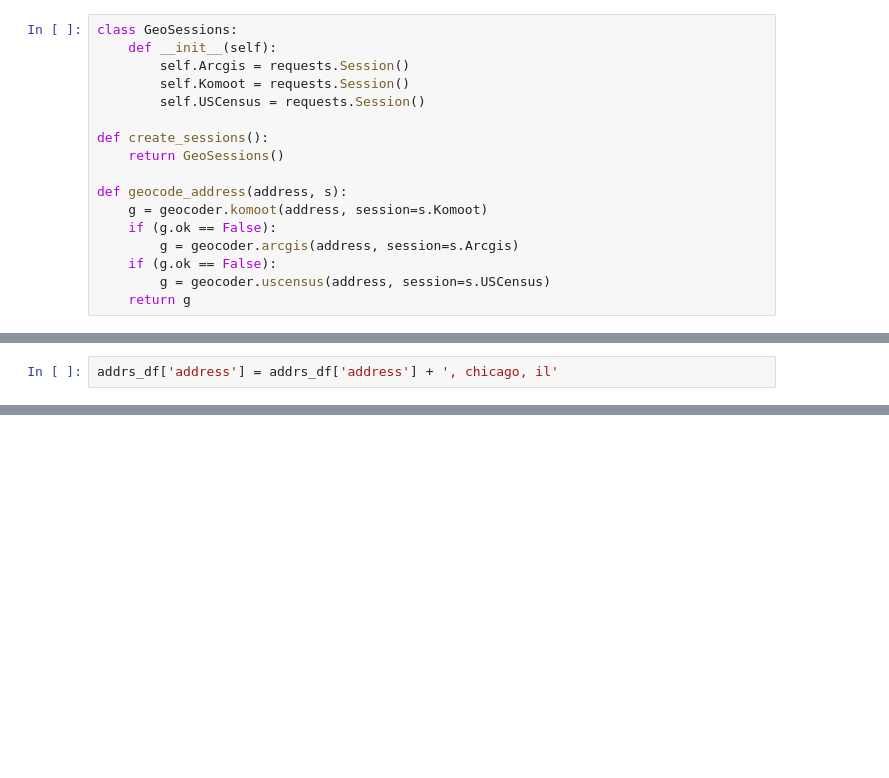
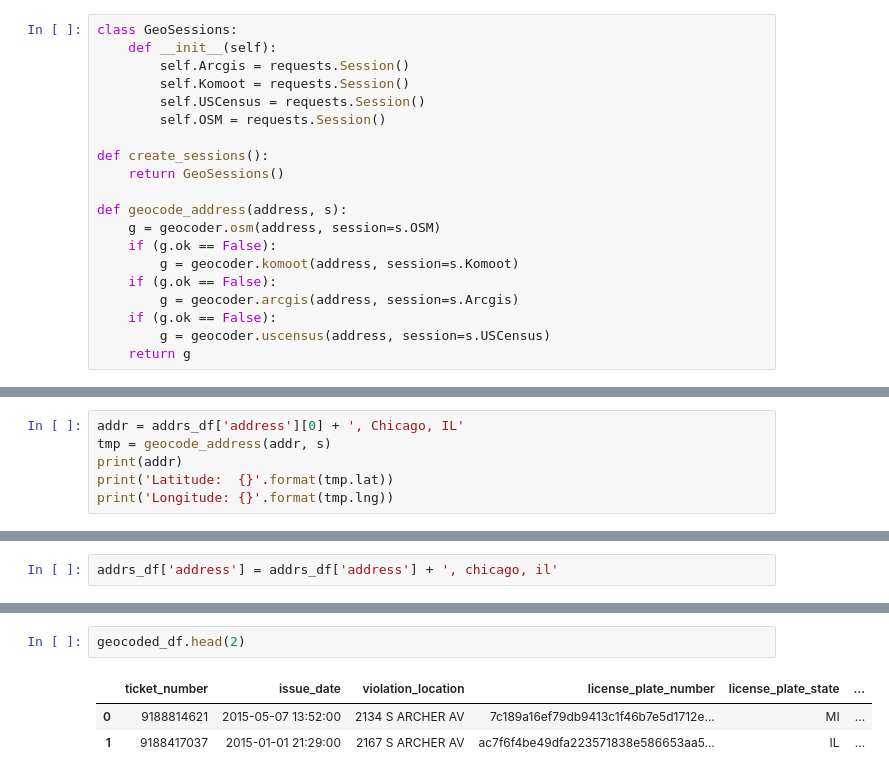
Before and after one commit to propublica/il-tickets-notebooks, a Jupyter notebook: Geocoding_experiments.ipynb, the cells around one changed output, grey strips where cells are left out. Cells and saved outputs as stored; diff of their text form; blank space fills up the shorter version.

```diff
--- a/Geocoding_experiments.ipynb
+++ b/Geocoding_experiments.ipynb
@@ -79,12 +100,15 @@ class GeoSessions:
         self.Arcgis = requests.Session()
         self.Komoot = requests.Session()
         self.USCensus = requests.Session()
+        self.OSM = requests.Session()
 
 def create_sessions():
     return GeoSessions()
 
 def geocode_address(address, s):
-    g = geocoder.komoot(address, session=s.Komoot)
+    g = geocoder.osm(address, session=s.OSM)
+    if (g.ok == False):
+        g = geocoder.komoot(address, session=s.Komoot)
     if (g.ok == False):
         g = geocoder.arcgis(address, session=s.Arcgis)
     if (g.ok == False):
@@ -124,0 +159,6 @@ Longitude: -87.63227488755658
+# %%
+addr = addrs_df['address'][0] + ', Chicago, IL'
+tmp = geocode_address(addr, s)
+print(addr)
+print('Latitude:  {}'.format(tmp.lat))
+print('Longitude: {}'.format(tmp.lng))
@@ -216,0 +328,6 @@ geocoded_df.head()
+# %%
+geocoded_df.head(2)
+# %% [output]
+|  | ticket_number | issue_date | violation_location | license_plate_number | license_plate_state | ... |
+| 0 | 9188814621 | 2015-05-07 13:52:00 | 2134 S ARCHER AV | 7c189a16ef79db9413c1f46b7e5d1712e... | MI | ... |
+| 1 | 9188417037 | 2015-01-01 21:29:00 | 2167 S ARCHER AV | ac7f6f4be49dfa223571838e586653aa5... | IL | ... |
```
Also changed, not shown: parts of 17 cells of this notebook, 1 other file.
